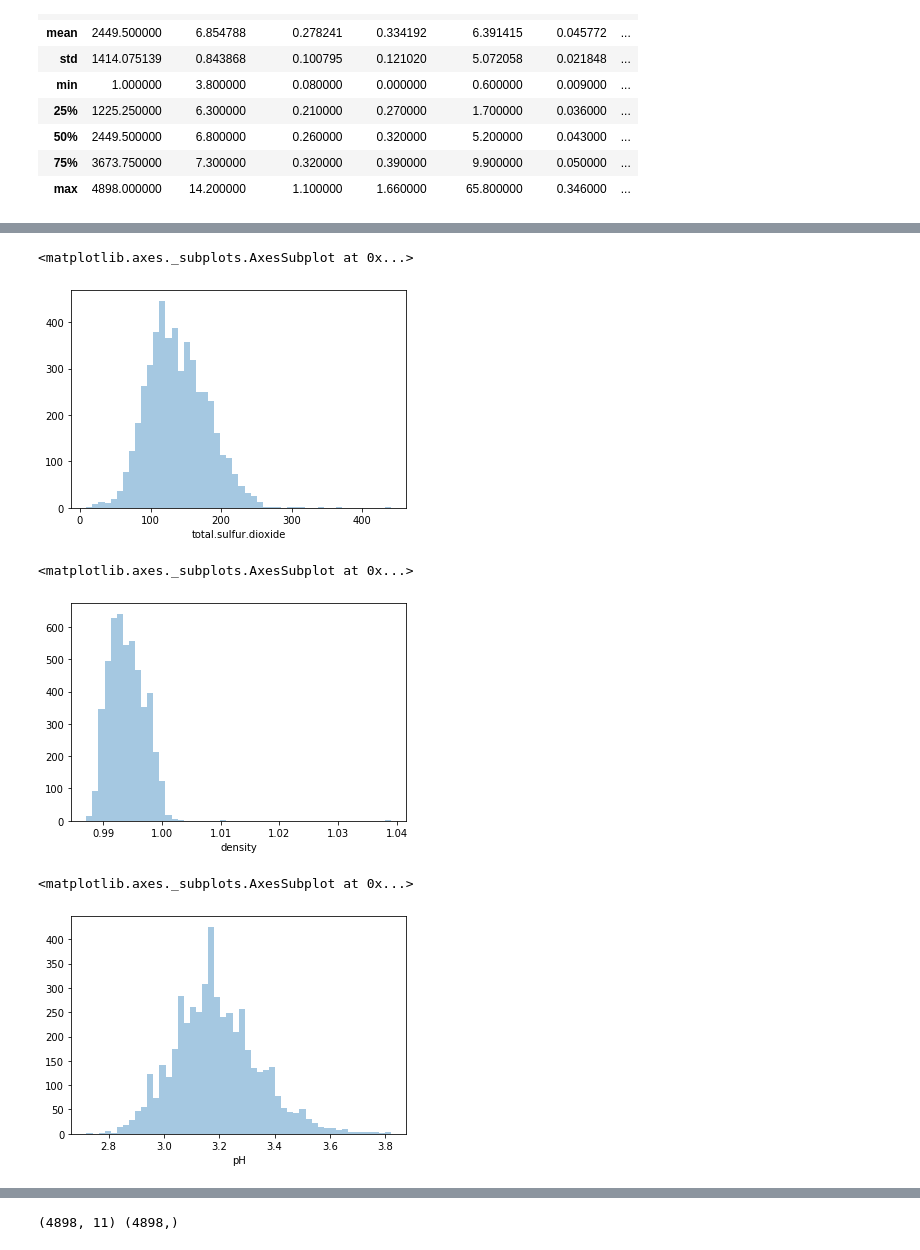
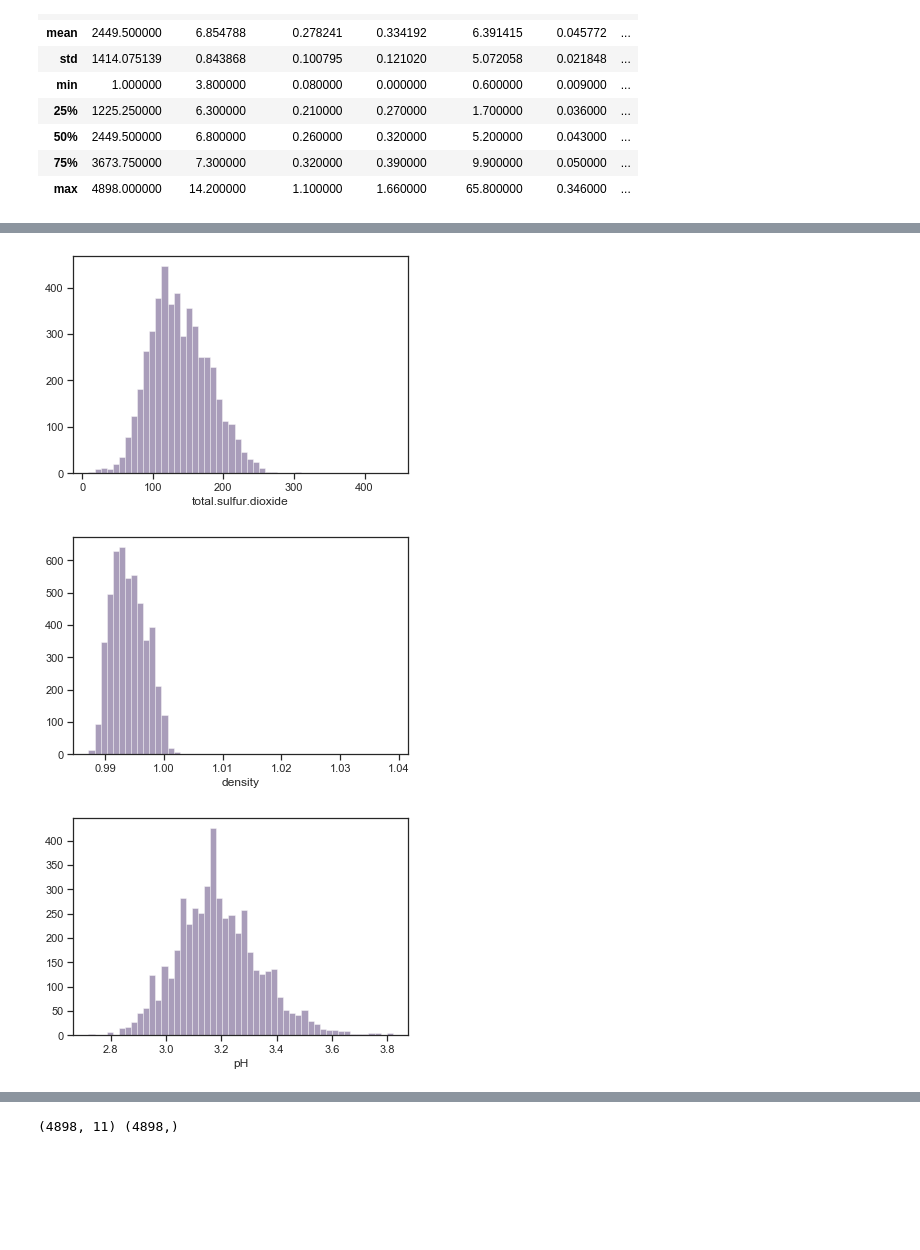
Before and after one commit to Stephanievillegas0728/Project3-demystifyingML, a Jupyter notebook: Models_data.ipynb, the cells around one changed output, grey strips where cells are left out. Cells and saved outputs as stored; diff of their text form; code cells hidden in the pictures; blank space fills up the shorter version.

```diff
--- a/Models_data.ipynb
+++ b/Models_data.ipynb
@@ -75,3 +87,4 @@ sns.distplot(white_df['fixed.acidity'],kde=0)
 # %%
 sns.distplot(white_df['citric.acid'],kde=0)
+sns.set_palette("inferno")
 # %% [output]
@@ -80,3 +92,4 @@ sns.distplot(white_df['citric.acid'],kde=0)
 # %%
 sns.distplot(white_df['chlorides'],kde=0)
+sns.set_palette("inferno")
 # %% [output]
@@ -85,17 +97,17 @@ sns.distplot(white_df['chlorides'],kde=0)
 # %%
 sns.distplot(white_df['total.sulfur.dioxide'],kde=0)
+sns.set_palette("inferno")
 # %% [output]
-<matplotlib.axes._subplots.AxesSubplot at 0x...>
-[figure, old version]
+[figure, new version]
 # %%
 sns.distplot(white_df['density'],kde=0)
+sns.set_palette("inferno")
 # %% [output]
-<matplotlib.axes._subplots.AxesSubplot at 0x...>
-[figure, old version]
+[figure, new version]
 # %%
 sns.distplot(white_df['pH'],kde=0)
+sns.set_palette("inferno")
 # %% [output]
-<matplotlib.axes._subplots.AxesSubplot at 0x...>
-[figure, old version]
+[figure, new version]
 # %%
 sns.distplot(white_df['sulphates'],kde=0)
```
Also changed, not shown: parts of 22 cells of this notebook.
